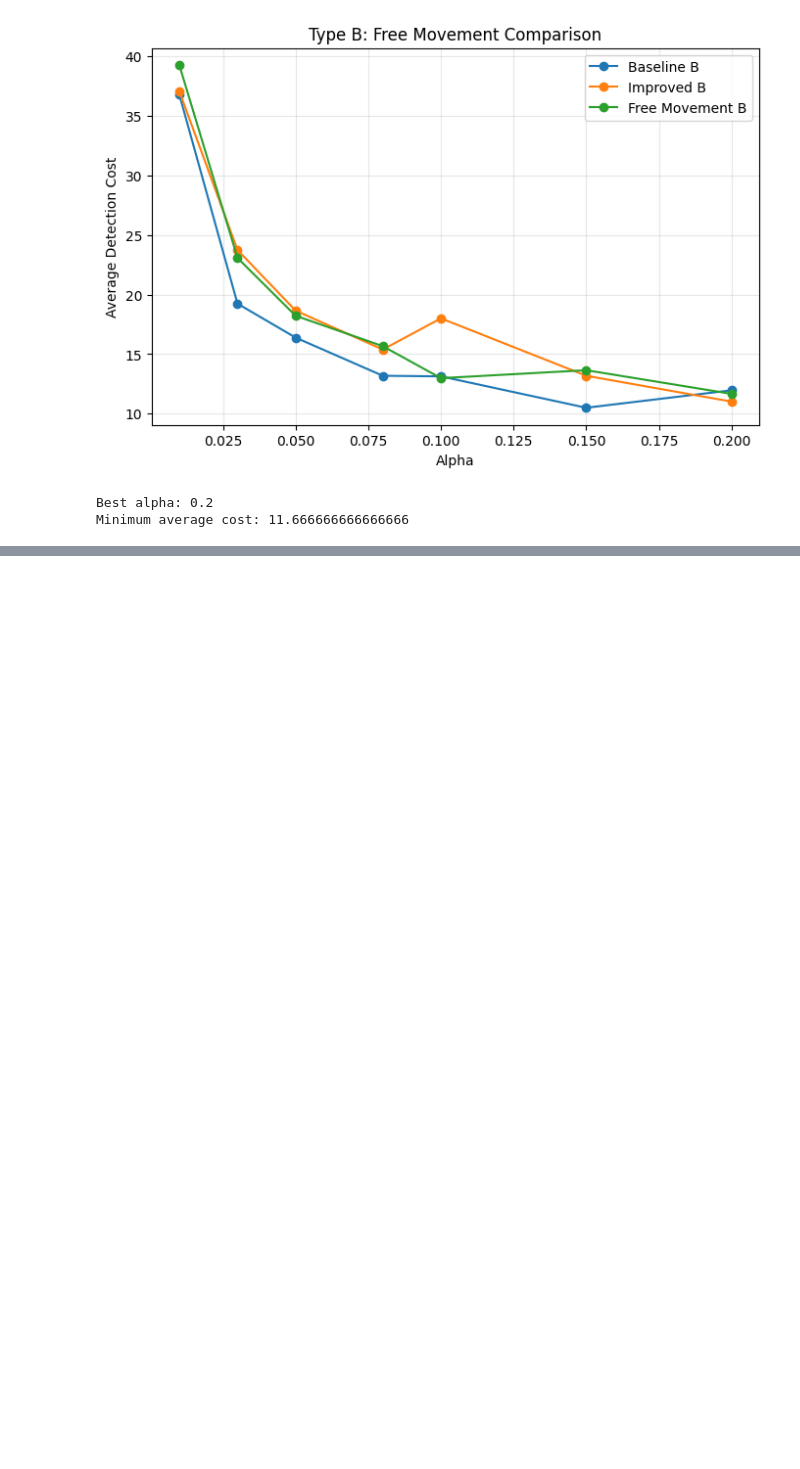
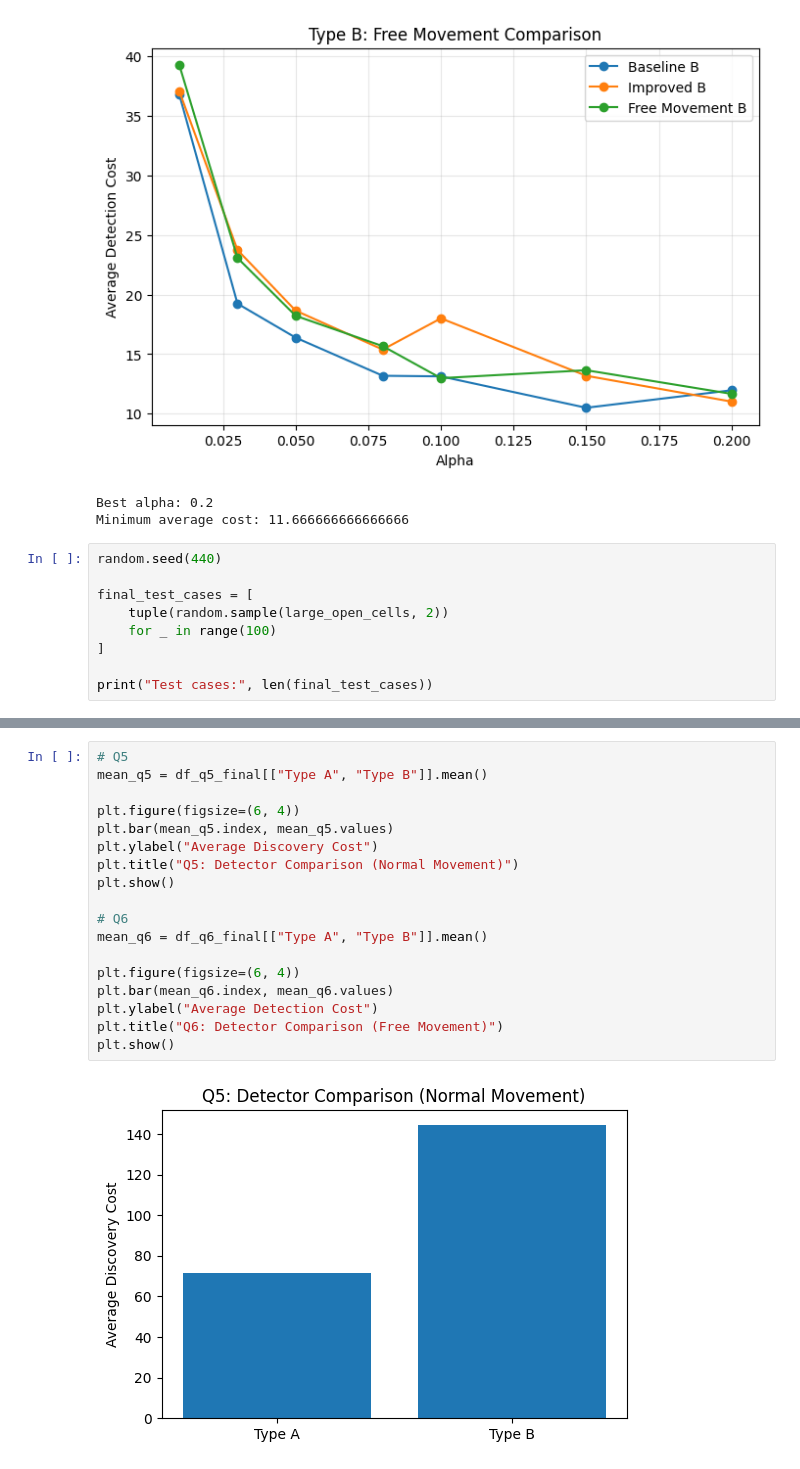
Before and after one commit to taotaokt/CS440, a Jupyter notebook: CS440-Project02-ZhitongGuo/project2.ipynb, the cells around one changed output, grey strips where cells are left out. Cells and saved outputs as stored; diff of their text form; blank space fills up the shorter version.

```diff
--- a/CS440-Project02-ZhitongGuo/project2.ipynb
+++ b/CS440-Project02-ZhitongGuo/project2.ipynb
@@ -2783,3 +2783,12 @@ print(
 [figure]
 Best alpha: 0.2
 Minimum average cost: 11.666666666666666
+# %%
+random.seed(440)
+
+final_test_cases = [
+    tuple(random.sample(large_open_cells, 2))
+    for _ in range(100)
+]
+
+print("Test cases:", len(final_test_cases))
@@ -2785,0 +2869,20 @@ Minimum average cost: 11.666666666666666
+# %%
+# Q5
+mean_q5 = df_q5_final[["Type A", "Type B"]].mean()
+
+plt.figure(figsize=(6, 4))
+plt.bar(mean_q5.index, mean_q5.values)
+plt.ylabel("Average Discovery Cost")
+plt.title("Q5: Detector Comparison (Normal Movement)")
+plt.show()
+
+# Q6
+mean_q6 = df_q6_final[["Type A", "Type B"]].mean()
+
+plt.figure(figsize=(6, 4))
+plt.bar(mean_q6.index, mean_q6.values)
+plt.ylabel("Average Detection Cost")
+plt.title("Q6: Detector Comparison (Free Movement)")
+plt.show()
+# %% [output]
+[figure, added]
```
Also changed, not shown: parts of 5 cells of this notebook.
